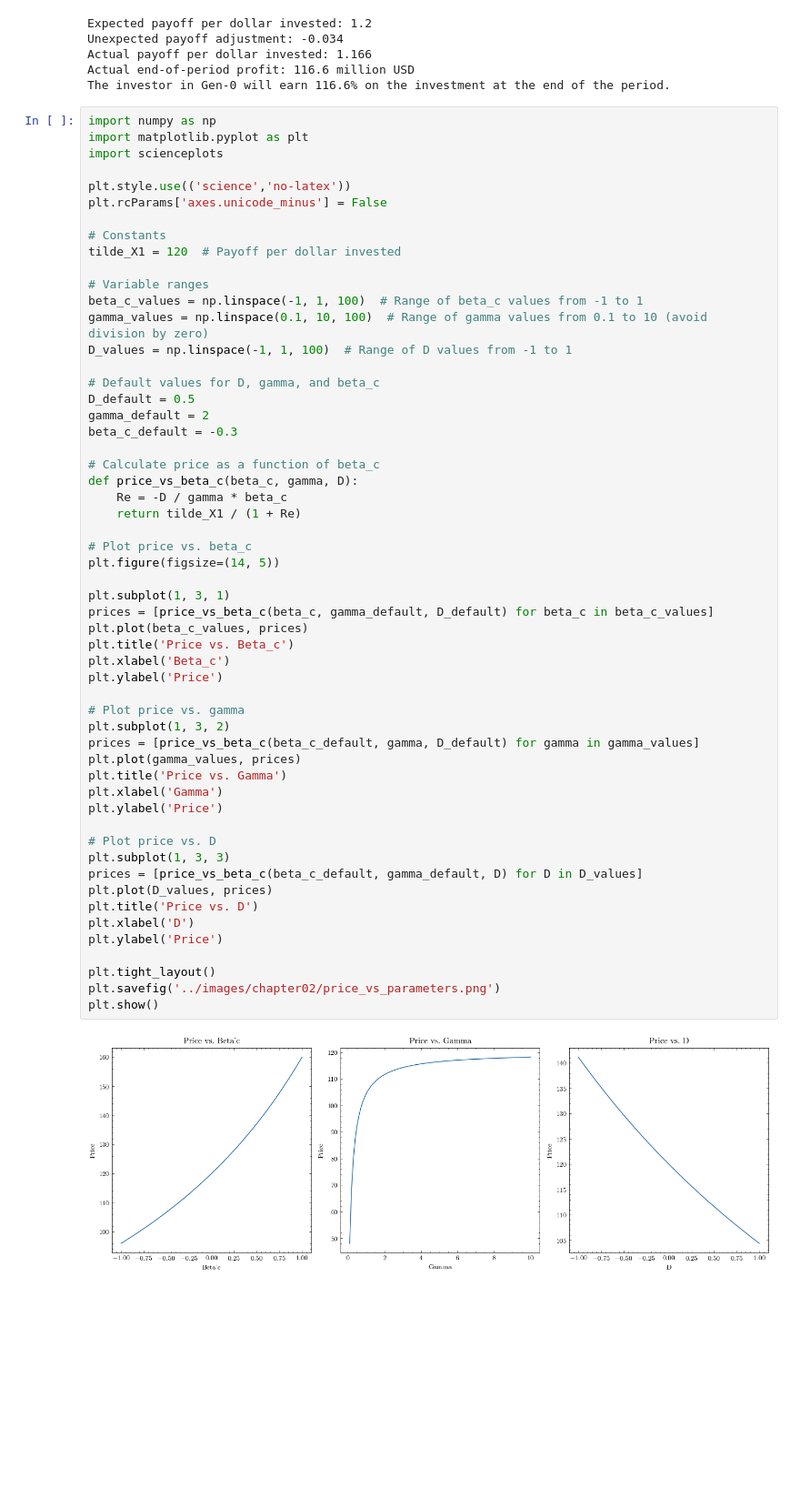
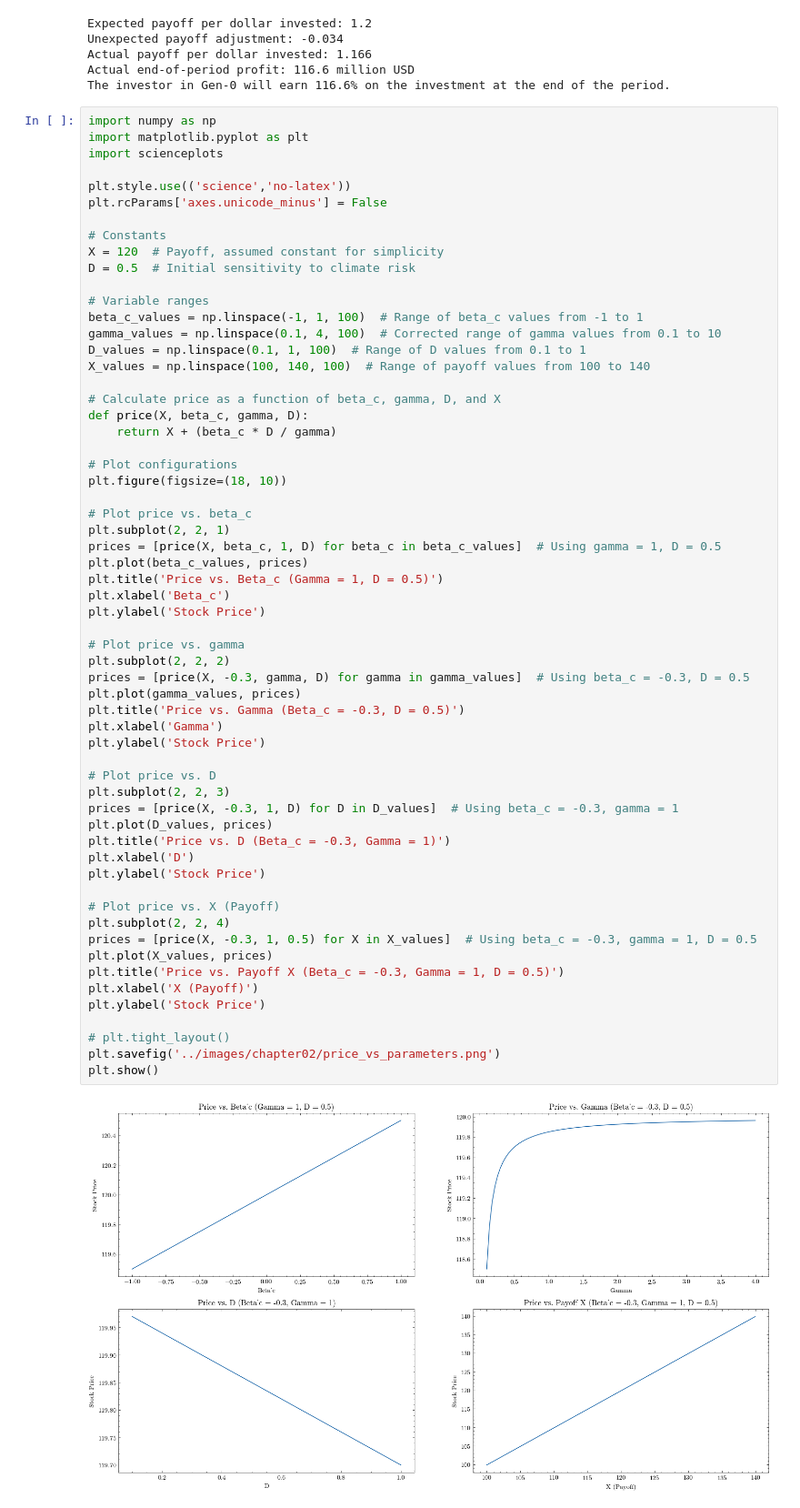
Before and after one commit to tlorans/climateriskassetpricing, a Jupyter notebook: codes/chapter02.ipynb, the cells around one changed output. Shown: that part at 91% size. Cells and saved outputs as stored; diff of their text form; blank space fills up the shorter version.

```diff
--- a/codes/chapter02.ipynb
+++ b/codes/chapter02.ipynb
@@ -40,57 +40,62 @@ The investor in Gen-0 will earn 116.6% on the investment at the end of the perio
 # %%
 import numpy as np
 import matplotlib.pyplot as plt
 import scienceplots
 
 plt.style.use(('science','no-latex'))
 plt.rcParams['axes.unicode_minus'] = False
 
 # Constants
-tilde_X1 = 120  # Payoff per dollar invested
+X = 120  # Payoff, assumed constant for simplicity
+D = 0.5  # Initial sensitivity to climate risk
 
 # Variable ranges
 beta_c_values = np.linspace(-1, 1, 100)  # Range of beta_c values from -1 to 1
-gamma_values = np.linspace(0.1, 10, 100)  # Range of gamma values from 0.1 to 10 (avoid division by zero)
-D_values = np.linspace(-1, 1, 100)  # Range of D values from -1 to 1
+gamma_values = np.linspace(0.1, 4, 100)  # Corrected range of gamma values from 0.1 to 10
+D_values = np.linspace(0.1, 1, 100)  # Range of D values from 0.1 to 1
+X_values = np.linspace(100, 140, 100)  # Range of payoff values from 100 to 140
 
-# Default values for D, gamma, and beta_c
-D_default = 0.5
-gamma_default = 2
-beta_c_default = -0.3
+# Calculate price as a function of beta_c, gamma, D, and X
+def price(X, beta_c, gamma, D):
+    return X + (beta_c * D / gamma)
 
-# Calculate price as a function of beta_c
-def price_vs_beta_c(beta_c, gamma, D):
-    Re = -D / gamma * beta_c
-    return tilde_X1 / (1 + Re)
+# Plot configurations
+plt.figure(figsize=(18, 10))
 
 # Plot price vs. beta_c
-plt.figure(figsize=(14, 5))
-
-plt.subplot(1, 3, 1)
-prices = [price_vs_beta_c(beta_c, gamma_default, D_default) for beta_c in beta_c_values]
+plt.subplot(2, 2, 1)
+prices = [price(X, beta_c, 1, D) for beta_c in beta_c_values]  # Using gamma = 1, D = 0.5
 plt.plot(beta_c_values, prices)
-plt.title('Price vs. Beta_c')
+plt.title('Price vs. Beta_c (Gamma = 1, D = 0.5)')
 plt.xlabel('Beta_c')
-plt.ylabel('Price')
+plt.ylabel('Stock Price')
 
 # Plot price vs. gamma
-plt.subplot(1, 3, 2)
-prices = [price_vs_beta_c(beta_c_default, gamma, D_default) for gamma in gamma_values]
+plt.subplot(2, 2, 2)
+prices = [price(X, -0.3, gamma, D) for gamma in gamma_values]  # Using beta_c = -0.3, D = 0.5
 plt.plot(gamma_values, prices)
-plt.title('Price vs. Gamma')
+plt.title('Price vs. Gamma (Beta_c = -0.3, D = 0.5)')
 plt.xlabel('Gamma')
-plt.ylabel('Price')
+plt.ylabel('Stock Price')
 
 # Plot price vs. D
-plt.subplot(1, 3, 3)
-prices = [price_vs_beta_c(beta_c_default, gamma_default, D) for D in D_values]
+plt.subplot(2, 2, 3)
+prices = [price(X, -0.3, 1, D) for D in D_values]  # Using beta_c = -0.3, gamma = 1
 plt.plot(D_values, prices)
-plt.title('Price vs. D')
+plt.title('Price vs. D (Beta_c = -0.3, Gamma = 1)')
 plt.xlabel('D')
-plt.ylabel('Price')
+plt.ylabel('Stock Price')
 
-plt.tight_layout()
+# Plot price vs. X (Payoff)
+plt.subplot(2, 2, 4)
+prices = [price(X, -0.3, 1, 0.5) for X in X_values]  # Using beta_c = -0.3, gamma = 1, D = 0.5
+plt.plot(X_values, prices)
+plt.title('Price vs. Payoff X (Beta_c = -0.3, Gamma = 1, D = 0.5)')
+plt.xlabel('X (Payoff)')
+plt.ylabel('Stock Price')
+
+# plt.tight_layout()
 plt.savefig('../images/chapter02/price_vs_parameters.png')
 plt.show()
 # %% [output]
-[figure, old version]
+[figure, new version]
```
Also changed, not shown: 7 other files.
